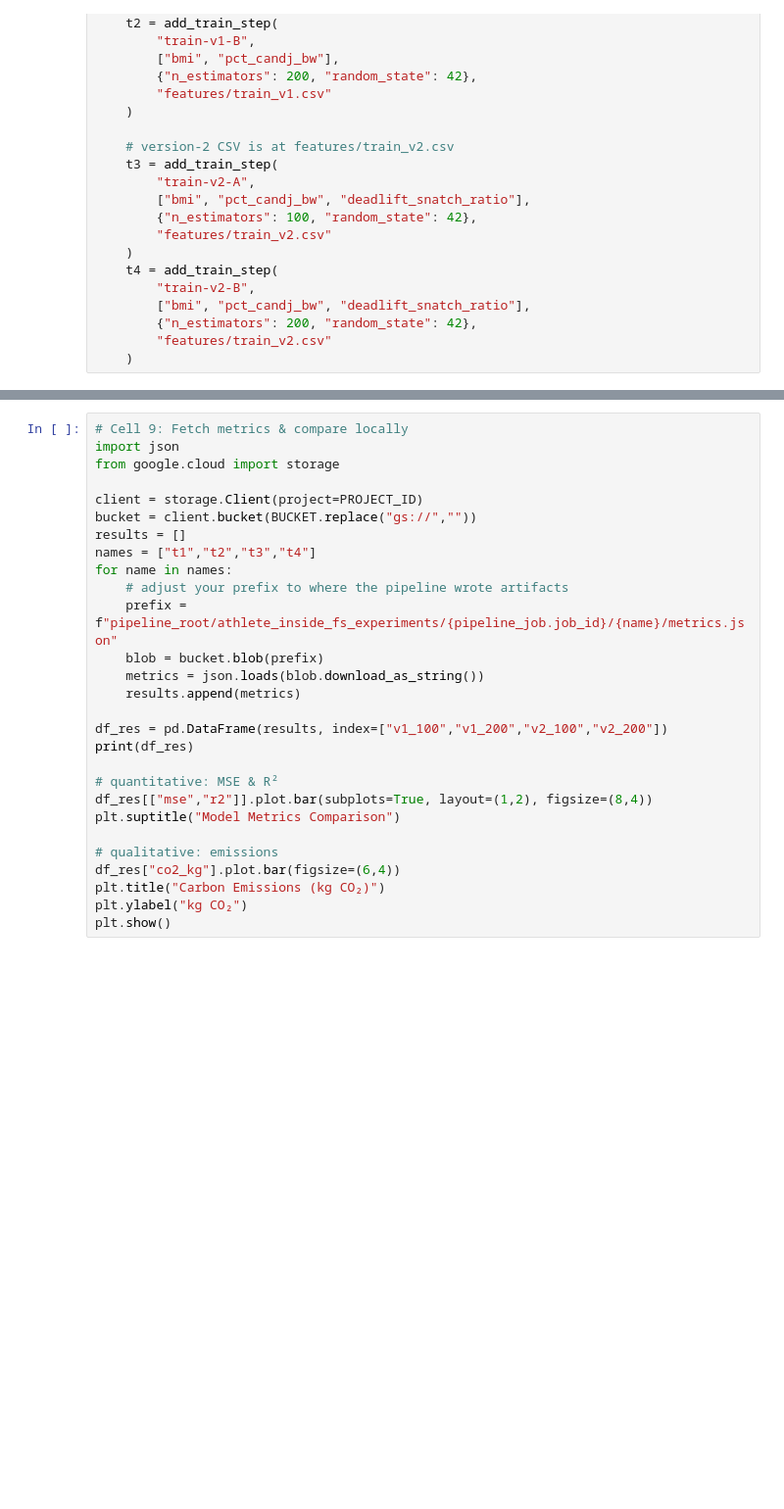
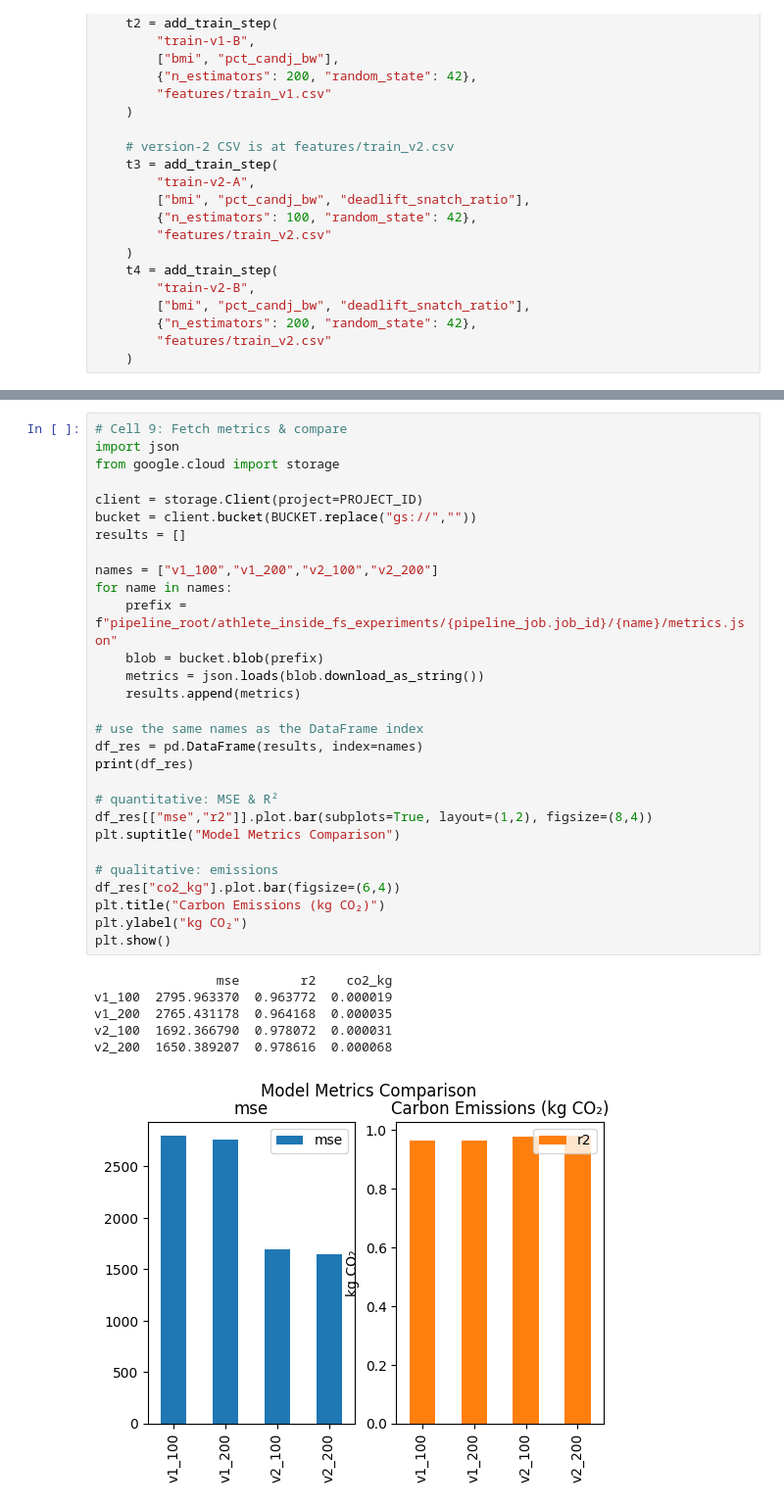
Before and after one commit to brandt-buchda/adsp_32021_assignment_1, a Jupyter notebook: assignment_2/assignment2.ipynb, the cells around one changed output, grey strips where cells are left out. Shown at 98% size. Cells and saved outputs as stored; diff of their text form; blank space fills up the shorter version.

```diff
--- a/assignment_2/assignment2.ipynb
+++ b/assignment_2/assignment2.ipynb
@@ -353,28 +375,36 @@ PipelineJob projects/472721448719/locations/us-central1/pipelineJobs/athlete-exp
 # %%
-# Cell 9: Fetch metrics & compare locally
+# Cell 9: Fetch metrics & compare
 import json
 from google.cloud import storage
 
 client = storage.Client(project=PROJECT_ID)
 bucket = client.bucket(BUCKET.replace("gs://",""))
 results = []
-names = ["t1","t2","t3","t4"]
+
+names = ["v1_100","v1_200","v2_100","v2_200"]
 for name in names:
-    # adjust your prefix to where the pipeline wrote artifacts
     prefix = f"pipeline_root/athlete_inside_fs_experiments/{pipeline_job.job_id}/{name}/metrics.json"
     blob = bucket.blob(prefix)
     metrics = json.loads(blob.download_as_string())
     results.append(metrics)
 
-df_res = pd.DataFrame(results, index=["v1_100","v1_200","v2_100","v2_200"])
+# use the same names as the DataFrame index
+df_res = pd.DataFrame(results, index=names)
 print(df_res)
 
 # quantitative: MSE & R²
 df_res[["mse","r2"]].plot.bar(subplots=True, layout=(1,2), figsize=(8,4))
 plt.suptitle("Model Metrics Comparison")
 
 # qualitative: emissions
 df_res["co2_kg"].plot.bar(figsize=(6,4))
 plt.title("Carbon Emissions (kg CO₂)")
 plt.ylabel("kg CO₂")
 plt.show()
+# %% [output]
+                mse        r2    co2_kg
+v1_100  2795.963370  0.963772  0.000019
+v1_200  2765.431178  0.964168  0.000035
+v2_100  1692.366790  0.978072  0.000031
+v2_200  1650.389207  0.978616  0.000068
+[figure, added]
```
Also changed, not shown: parts of 3 cells of this notebook, 2 other files.
